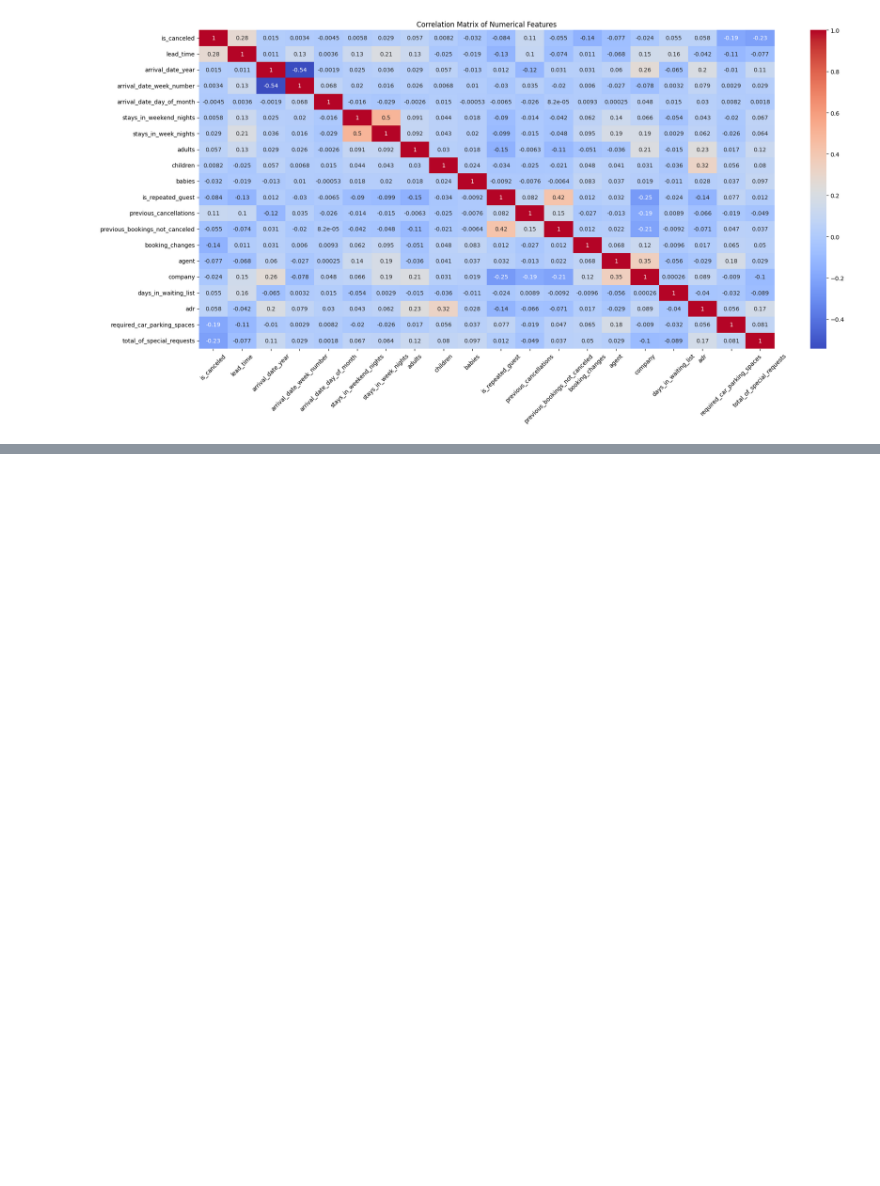
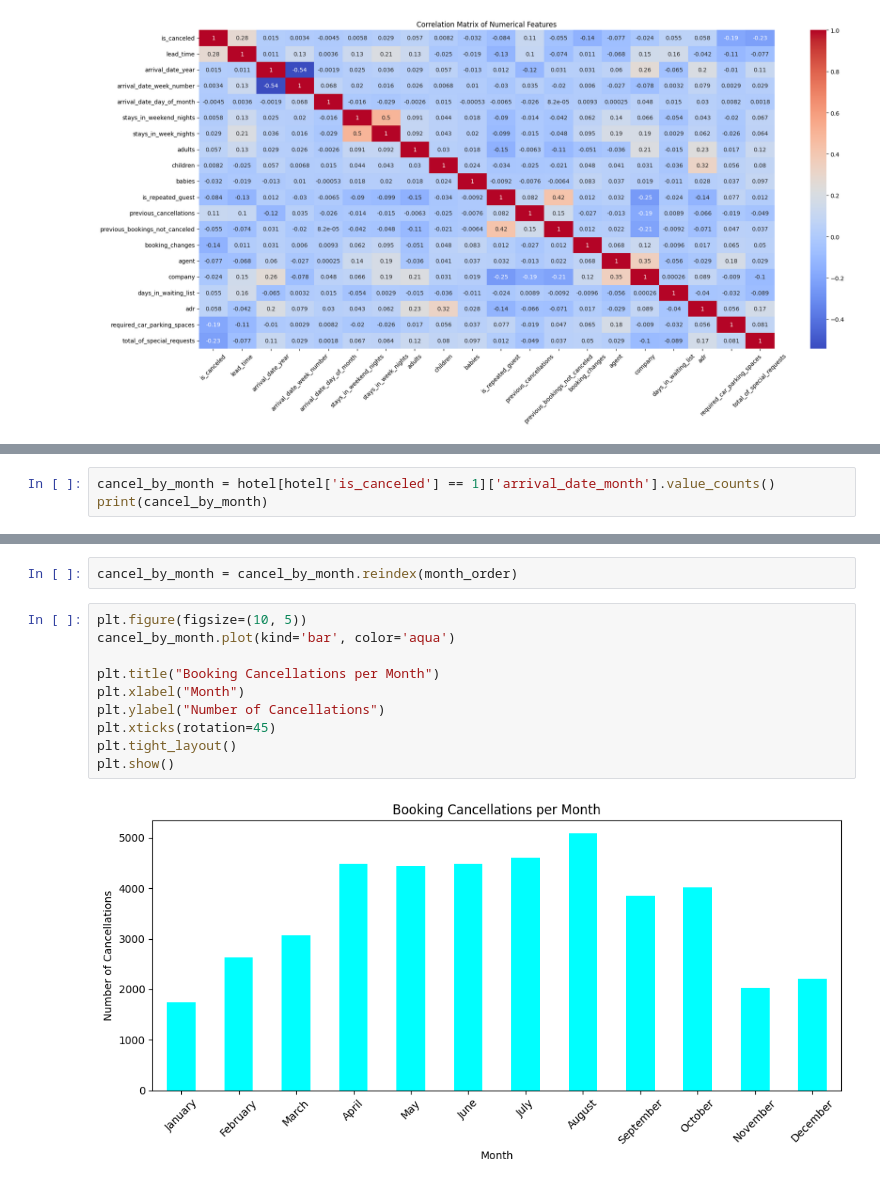
Before and after one commit to soni-vaishnavi/AU_Project, a Jupyter notebook: Project/main.ipynb, the cells around one changed output, grey strips where cells are left out. Saved outputs shown, nothing was run; the diff lists cells and outputs as text; blank space fills up the shorter version.

```diff
--- a/Project/main.ipynb
+++ b/Project/main.ipynb
@@ -1025,0 +1000,3 @@ plt.show()
+# %%
+cancel_by_month = hotel[hotel['is_canceled'] == 1]['arrival_date_month'].value_counts()
+print(cancel_by_month)
@@ -1025,0 +1018,14 @@ plt.show()
+# %%
+cancel_by_month = cancel_by_month.reindex(month_order)
+# %%
+plt.figure(figsize=(10, 5))
+cancel_by_month.plot(kind='bar', color='aqua')
+
+plt.title("Booking Cancellations per Month")
+plt.xlabel("Month")
+plt.ylabel("Number of Cancellations")
+plt.xticks(rotation=45)
+plt.tight_layout()
+plt.show()
+# %% [output]
+[figure, added]
```
Also changed, not shown: parts of 28 cells of this notebook, 2 other files.
